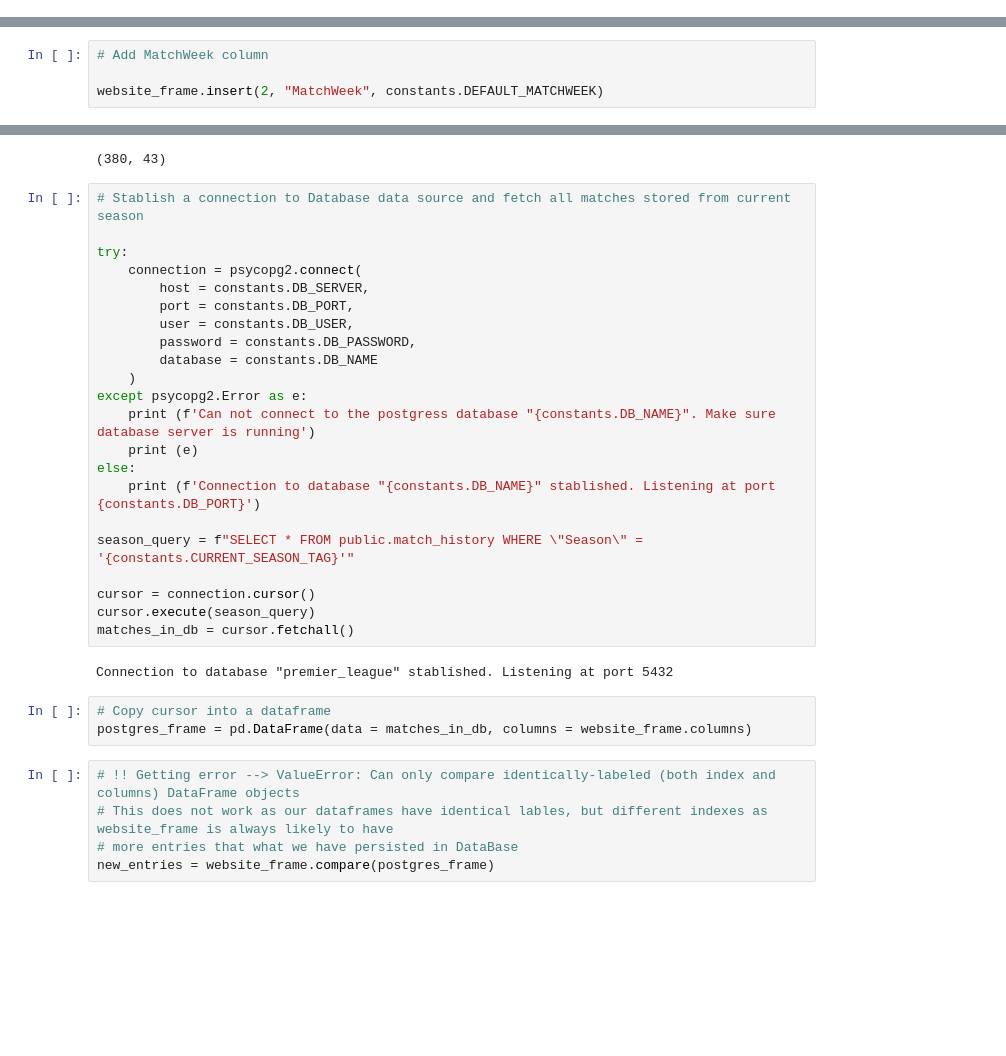
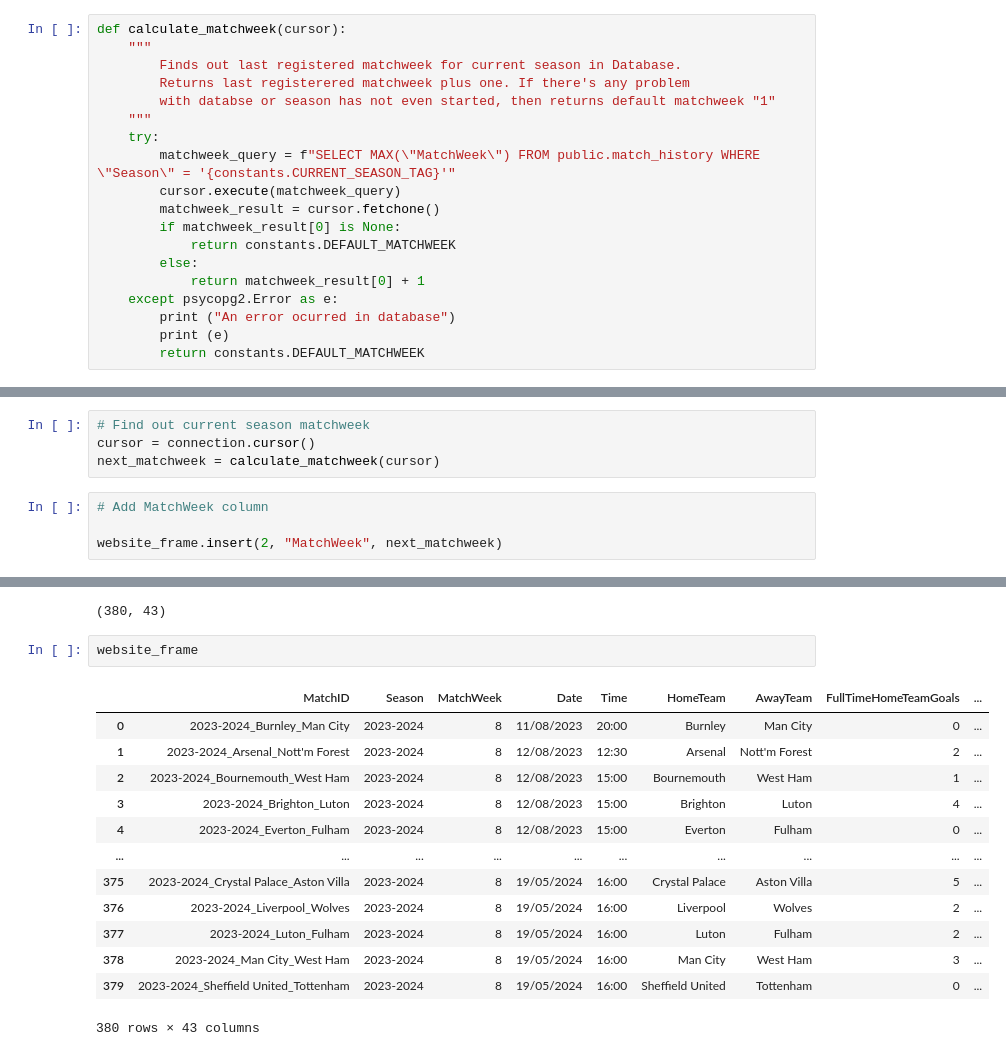
Before and after one commit to IvanRamosDataTech/Premier-League, a Jupyter notebook: ETL/Python ETL/etl_notebook.ipynb, the cells around one changed output, grey strips where cells are left out. Saved outputs shown, nothing was run; the diff lists cells and outputs as text; blank space fills up the shorter version.

Commit message:
New function to extract last known matchweek from Database

```diff
--- a/ETL/Python ETL/etl_notebook.ipynb
+++ b/ETL/Python ETL/etl_notebook.ipynb
@@ -79,3 +79,22 @@ website_frame.insert(0, "MatchID", constants.CURRENT_SEASON_TAG + "_" + website_
 # Add season column
 
 website_frame.insert(1, "Season", constants.CURRENT_SEASON_TAG)
+# %%
+def calculate_matchweek(cursor):
+    """
+        Finds out last registered matchweek for current season in Database.
+        Returns last registerered matchweek plus one. If there's any problem
+        with databse or season has not even started, then returns default matchweek "1"
+    """
+    try:
+        matchweek_query = f"SELECT MAX(\"MatchWeek\") FROM public.match_history WHERE \"Season\" = '{constants.CURRENT_SEASON_TAG}'"
+        cursor.execute(matchweek_query)
+        matchweek_result = cursor.fetchone()
+        if matchweek_result[0] is None:
+            return constants.DEFAULT_MATCHWEEK
+        else:
+            return matchweek_result[0] + 1
+    except psycopg2.Error as e:
+        print ("An error ocurred in database")
+        print (e)
+        return constants.DEFAULT_MATCHWEEK
@@ -82,4 +119,8 @@ website_frame.insert(1, "Season", constants.CURRENT_SEASON_TAG)
+# %%
+# Find out current season matchweek
+cursor = connection.cursor()
+next_matchweek = calculate_matchweek(cursor)
 # %%
 # Add MatchWeek column
 
-website_frame.insert(2, "MatchWeek", constants.DEFAULT_MATCHWEEK)
+website_frame.insert(2, "MatchWeek", next_matchweek)
@@ -110,35 +142,19 @@ website_frame["AwayTeamPoints"] = np.select(conditions, away_points)
 website_frame.shape
 # %% [output]
 (380, 43)
-# %%
-# Stablish a connection to Database data source and fetch all matches stored from current season
-
-try:
-    connection = psycopg2.connect(
-        host = constants.DB_SERVER,
-        port = constants.DB_PORT,
-        user = constants.DB_USER,
-        password = constants.DB_PASSWORD,
-        database = constants.DB_NAME
-    )
-except psycopg2.Error as e:
-    print (f'Can not connect to the postgress database "{constants.DB_NAME}". Make sure database server is running')
-    print (e)
-else:
-    print (f'Connection to database "{constants.DB_NAME}" stablished. Listening at port {constants.DB_PORT}')
-
-season_query = f"SELECT * FROM public.match_history WHERE \"Season\" = '{constants.CURRENT_SEASON_TAG}'"
-
-cursor = connection.cursor()
-cursor.execute(season_query)
-matches_in_db = cursor.fetchall()
-# %% [output]
-Connection to database "premier_league" stablished. Listening at port 5432
-# %%
-# Copy cursor into a dataframe
-postgres_frame = pd.DataFrame(data = matches_in_db, columns = website_frame.columns)
 # %%
-# !! Getting error --> ValueError: Can only compare identically-labeled (both index and columns) DataFrame objects
-# This does not work as our dataframes have identical lables, but different indexes as website_frame is always likely to have
-# more entries that what we have persisted in DataBase
-new_entries = website_frame.compare(postgres_frame)
+website_frame
+# %% [output]
+|  | MatchID | Season | MatchWeek | Date | Time | HomeTeam | AwayTeam | FullTimeHomeTeamGoals | ... |
+| 0 | 2023-2024_Burnley_Man City | 2023-2024 | 8 | 11/08/2023 | 20:00 | Burnley | Man City | 0 | ... |
+| 1 | 2023-2024_Arsenal_Nott'm Forest | 2023-2024 | 8 | 12/08/2023 | 12:30 | Arsenal | Nott'm Forest | 2 | ... |
+| 2 | 2023-2024_Bournemouth_West Ham | 2023-2024 | 8 | 12/08/2023 | 15:00 | Bournemouth | West Ham | 1 | ... |
+| 3 | 2023-2024_Brighton_Luton | 2023-2024 | 8 | 12/08/2023 | 15:00 | Brighton | Luton | 4 | ... |
+| 4 | 2023-2024_Everton_Fulham | 2023-2024 | 8 | 12/08/2023 | 15:00 | Everton | Fulham | 0 | ... |
+| ... | ... | ... | ... | ... | ... | ... | ... | ... | ... |
+| 375 | 2023-2024_Crystal Palace_Aston Villa | 2023-2024 | 8 | 19/05/2024 | 16:00 | Crystal Palace | Aston Villa | 5 | ... |
+| 376 | 2023-2024_Liverpool_Wolves | 2023-2024 | 8 | 19/05/2024 | 16:00 | Liverpool | Wolves | 2 | ... |
+| 377 | 2023-2024_Luton_Fulham | 2023-2024 | 8 | 19/05/2024 | 16:00 | Luton | Fulham | 2 | ... |
+| 378 | 2023-2024_Man City_West Ham | 2023-2024 | 8 | 19/05/2024 | 16:00 | Man City | West Ham | 3 | ... |
+| 379 | 2023-2024_Sheffield United_Tottenham | 2023-2024 | 8 | 19/05/2024 | 16:00 | Sheffield United | Tottenham | 0 | ... |
+380 rows × 43 columns
```
Also changed, not shown: parts of 8 cells of this notebook, 2 other files.
